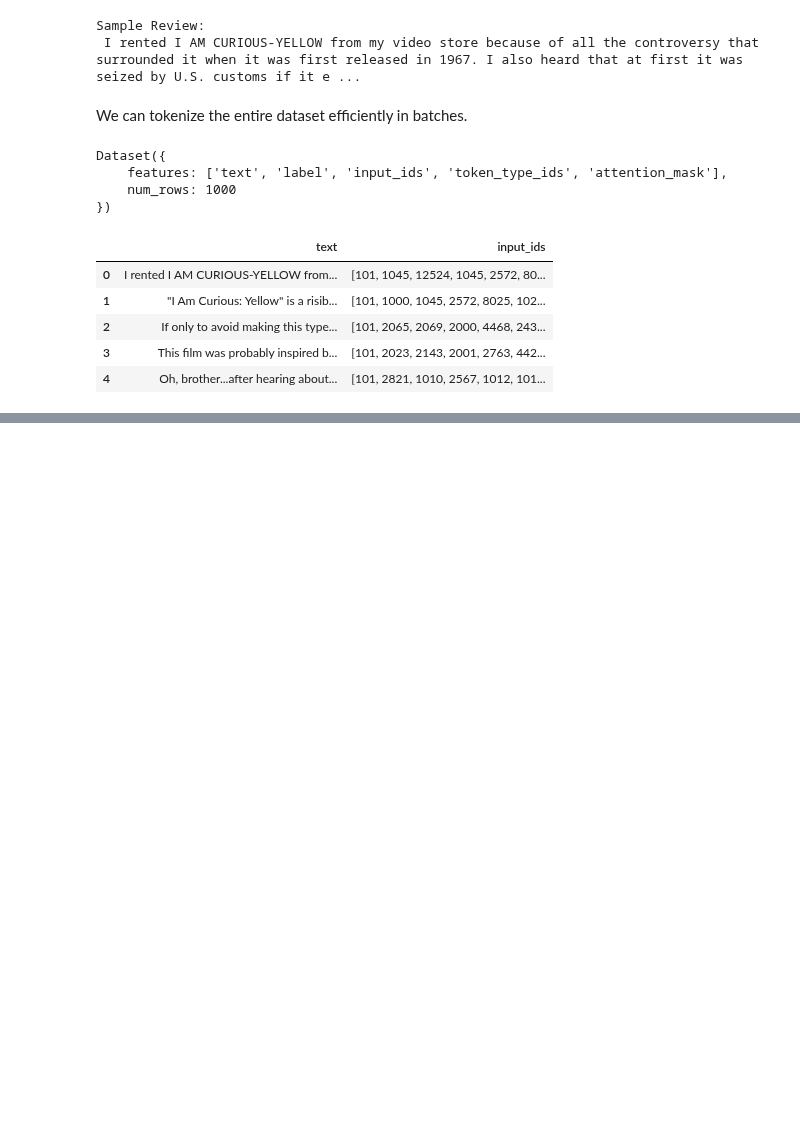
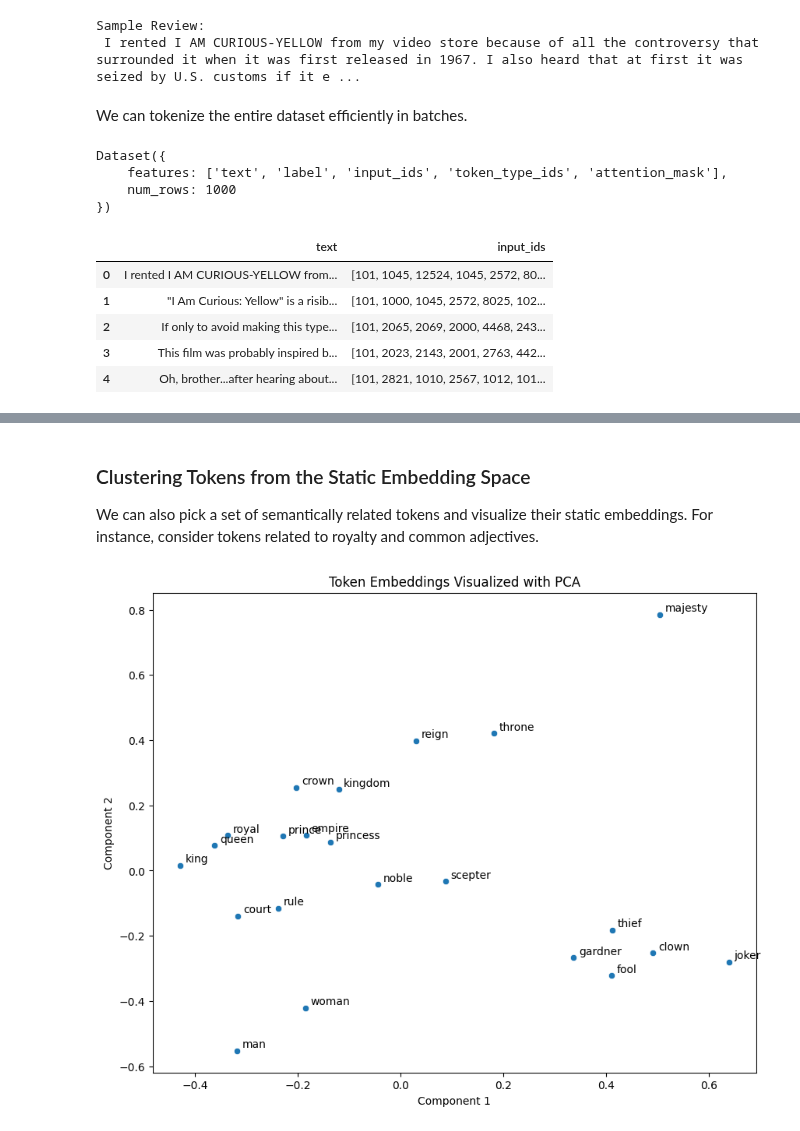
Before and after one commit to hussamalafandi/Generative_AI, a Jupyter notebook: notebooks/04/04_word_embeddings.ipynb, the cells around one changed output, grey strips where cells are left out. Saved outputs shown, nothing was run; the diff lists cells and outputs as text; code cells hidden in the pictures; blank space fills up the shorter version.

Commit message:
Add word embeddings

```diff
--- a/notebooks/04/04_word_embeddings.ipynb
+++ b/notebooks/04/04_word_embeddings.ipynb
@@ -125,0 +277,47 @@ Dataset({
+# %% [markdown]
+### Clustering Tokens from the Static Embedding Space
+
+We can also pick a set of semantically related tokens and visualize their static embeddings. For instance, consider tokens related to royalty and common adjectives.
+# %%
+def visualize_embeddings(embeddings_arr, tokens_list, method="pca"):
+    """
+    Visualizes token embeddings using PCA or t-SNE.
+
+    Parameters:
+    - embeddings_arr: numpy array of shape (n_tokens, embedding_dim)
+    - tokens_list: list of token strings corresponding to the embeddings
+    - method: "pca" or "tsne"
+    """
+    if method == "pca":
+        reduced = PCA(n_components=2).fit_transform(embeddings_arr)
+        title = "PCA"
+    elif method == "tsne":
+        reduced = TSNE(n_components=2, perplexity=5, random_state=42).fit_transform(embeddings_arr)
+        title = "t-SNE"
+
+    plt.figure(figsize=(10, 8))
+    sns.scatterplot(x=reduced[:, 0], y=reduced[:, 1])
+    for i, token in enumerate(tokens_list):
+        plt.text(reduced[i, 0] + 0.01, reduced[i, 1] + 0.01, token, fontsize=10)
+    plt.title(f"Token Embeddings Visualized with {title}")
+    plt.xlabel("Component 1")
+    plt.ylabel("Component 2")
+    plt.show()
+# %%
+# Define a set of tokens of interest
+selected_tokens = ["king", "queen", "prince", "princess", "man", "woman", "royal", "noble", "throne", "crown", "joker", "clown", "fool", "court", "kingdom", "empire", "reign", "rule", "scepter", "majesty", "thief", "gardner"]
+
+# Get embeddings for these tokens
+selected_embeddings = []
+for token in selected_tokens:
+    try:
+        emb = get_token_embedding(token, tokenizer, static_embeddings)
+        selected_embeddings.append(emb)
+    except Exception as e:
+        print(f"Token {token} not found.")
+selected_embeddings = np.array(selected_embeddings)
+
+# Visualize these tokens using PCA
+visualize_embeddings(selected_embeddings, selected_tokens, method='pca')
+# %% [output]
+[figure, added]
```
Also changed, not shown: parts of 14 cells of this notebook.
